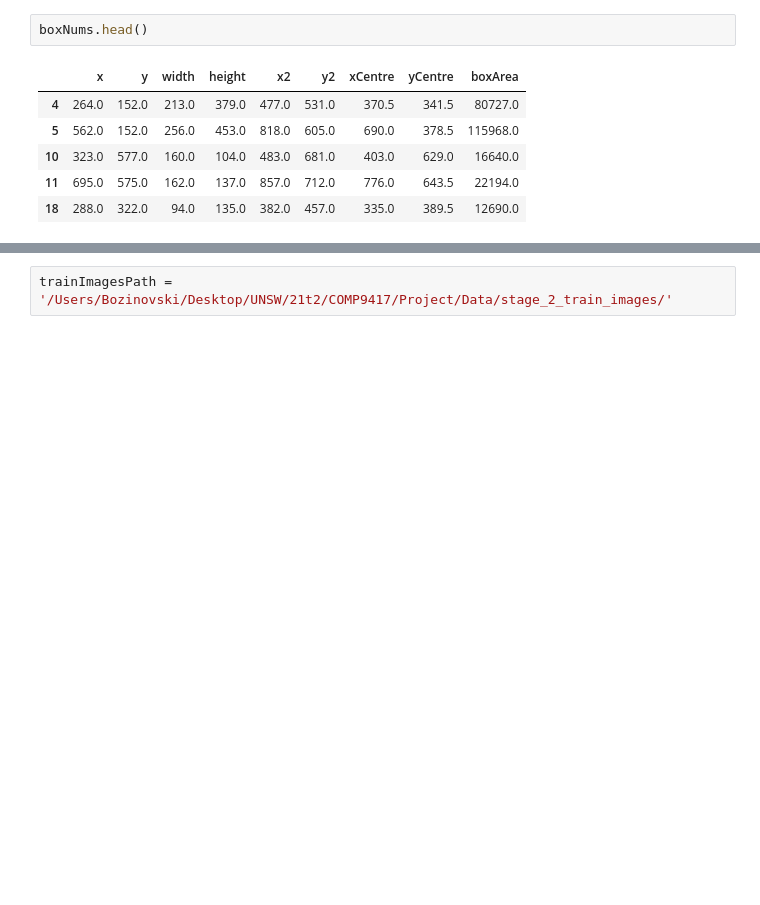
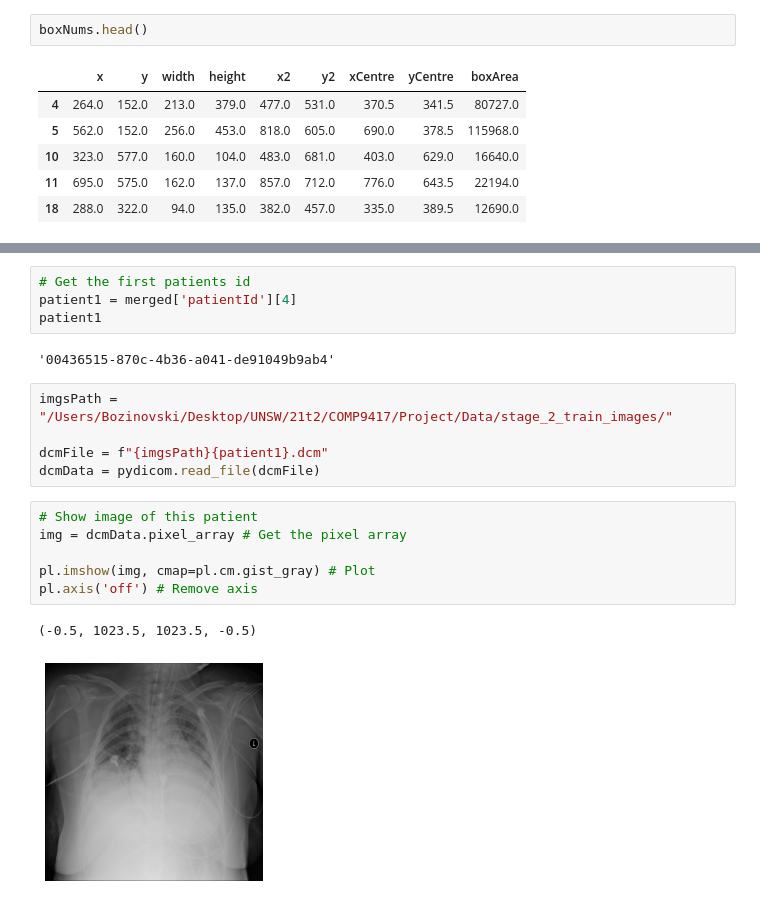
Before and after one commit to BozinovskiDaniel/Pneumonia-Image-Classifier, a Jupyter notebook: EDA_Pneuomonia.ipynb, the cells around one changed output, grey strips where cells are left out. Cells and saved outputs as stored; diff of their text form; blank space fills up the shorter version.

```diff
--- a/EDA_Pneuomonia.ipynb
+++ b/EDA_Pneuomonia.ipynb
@@ -126,2 +189,20 @@ boxNums.head()
+# %%
+# Get the first patients id
+patient1 = merged['patientId'][4]
+patient1
+# %% [output]
+'00436515-870c-4b36-a041-de91049b9ab4'
 # %%
-trainImagesPath = '/Users/Bozinovski/Desktop/UNSW/21t2/COMP9417/Project/Data/stage_2_train_images/'
+imgsPath = "/Users/Bozinovski/Desktop/UNSW/21t2/COMP9417/Project/Data/stage_2_train_images/"
+
+dcmFile = f"{imgsPath}{patient1}.dcm"
+dcmData = pydicom.read_file(dcmFile)
+# %%
+# Show image of this patient
+img = dcmData.pixel_array # Get the pixel array
+
+pl.imshow(img, cmap=pl.cm.gist_gray) # Plot
+pl.axis('off') # Remove axis
+# %% [output]
+(-0.5, 1023.5, 1023.5, -0.5)
+[figure, added]
```
Also changed, not shown: parts of 22 cells of this notebook.
